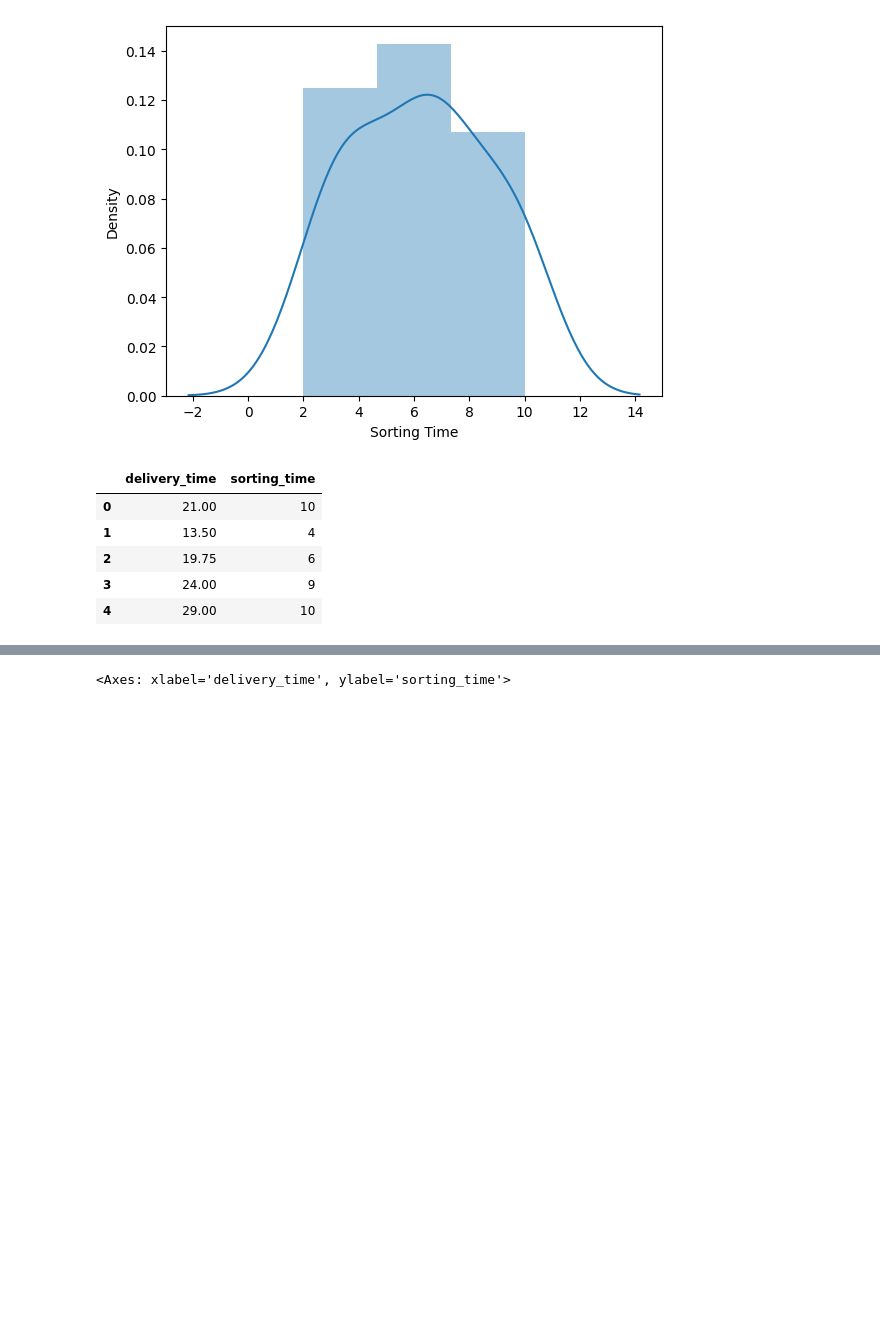
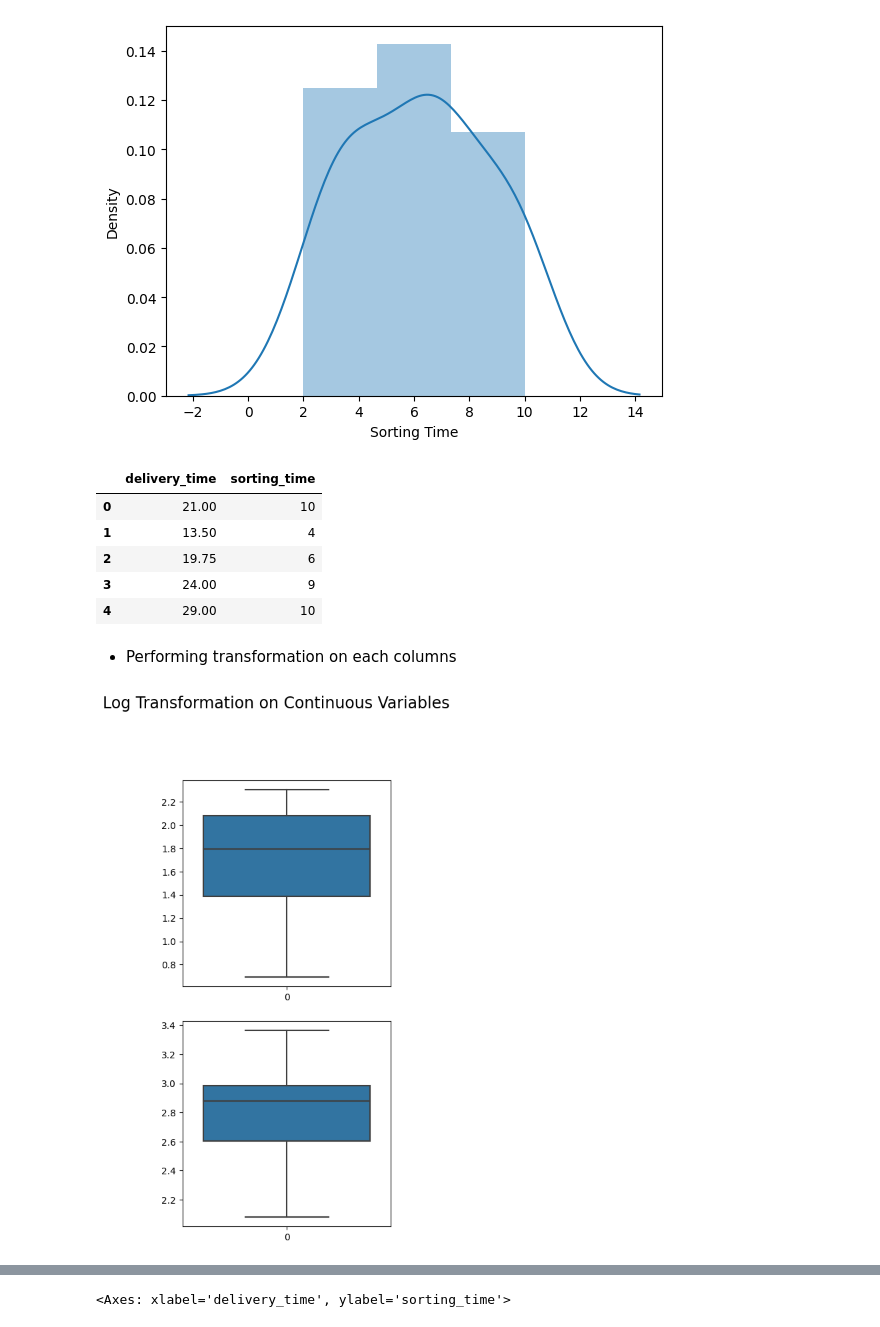
Before and after one commit to vineethkumar1608/datasciene1, a Jupyter notebook: EDA.ipynb, the cells around one changed output, grey strips where cells are left out. Cells and saved outputs as stored; diff of their text form; code cells hidden in the pictures; blank space fills up the shorter version.

```diff
--- a/EDA.ipynb
+++ b/EDA.ipynb
@@ -88,3 +89,13 @@ delivery.head(5)
 | 2 | 19.75 | 6 |
 | 3 | 24.00 | 9 |
 | 4 | 29.00 | 10 |
+# %% [markdown]
+- Performing transformation on each columns
+# %%
+fig, ax=plt.subplots(2, figsize=(4,8), sharex= False, sharey = False)
+sns.boxplot(np.log(delivery.sorting_time), ax=ax[0])
+sns.boxplot(np.log(delivery.delivery_time), ax=ax[1])
+plt.suptitle("Log Transformation on Continuous Variables", fontsize= 17, y = 1.06)
+plt.tight_layout(pad=2.0)
+# %% [output]
+[figure, added]
```
Also changed, not shown: parts of 7 cells of this notebook.
